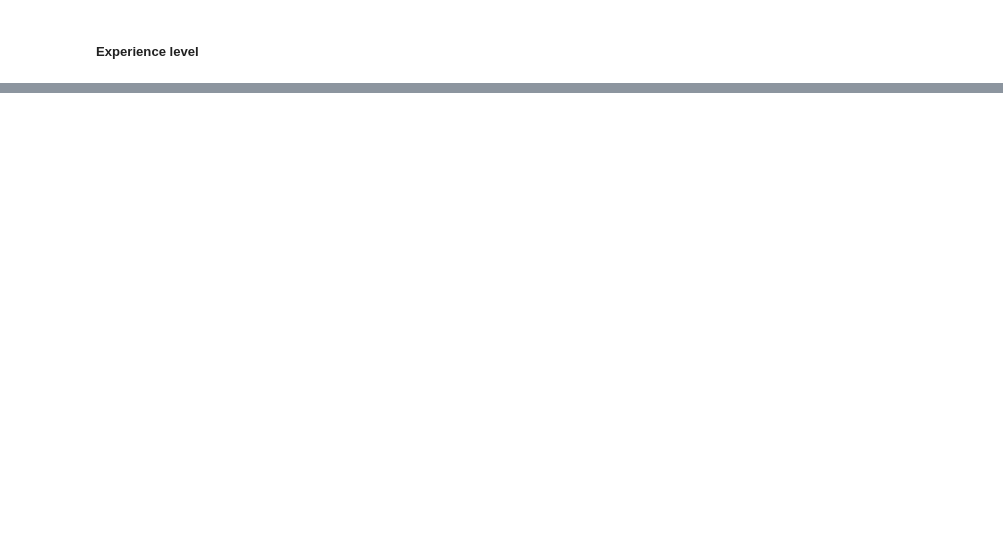
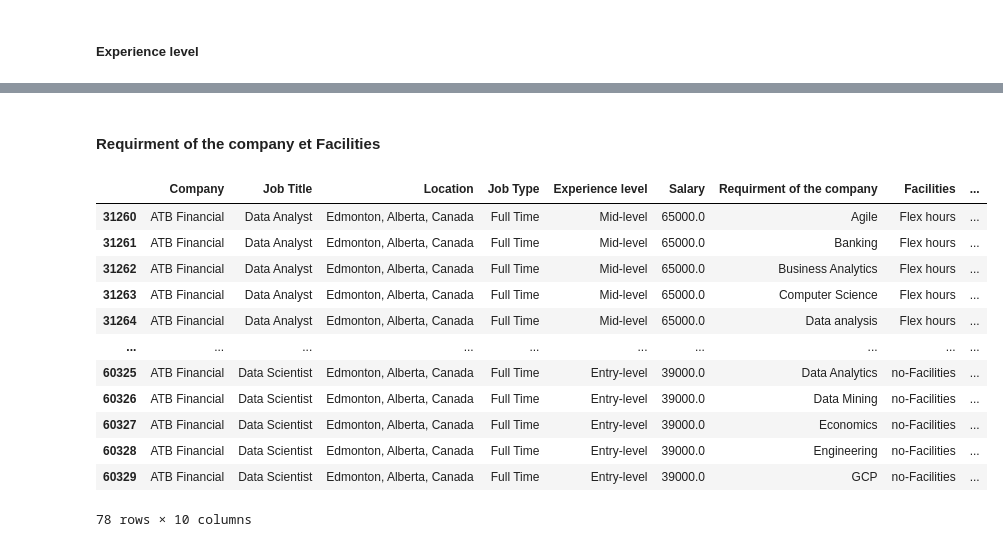
Before and after one commit to elouardyabderrahim/Analyse-des-opportunites-emploi, a Jupyter notebook: dataJob.ipynb, the cells around one changed output, grey strips where cells are left out. Drawn from its saved outputs; the diff is of its cells as text; code cells hidden in the pictures; blank space fills up the shorter version.

```diff
--- a/dataJob.ipynb
+++ b/dataJob.ipynb
@@ -317,0 +348,18 @@ dataFrame["Experience level"]=dataFrame["Experience level"].str.replace('not-req
+# %% [markdown]
+#### Requirment of the company et Facilities
+# %%
+dataFrame[dataFrame["Company"]=='ATB Financial']
+# %% [output]
+|  | Company | Job Title | Location | Job Type | Experience level | Salary | Requirment of the company | Facilities | ... |
+| 31260 | ATB Financial | Data Analyst | Edmonton, Alberta, Canada | Full Time | Mid-level | 65000.0 | Agile | Flex hours | ... |
+| 31261 | ATB Financial | Data Analyst | Edmonton, Alberta, Canada | Full Time | Mid-level | 65000.0 | Banking | Flex hours | ... |
+| 31262 | ATB Financial | Data Analyst | Edmonton, Alberta, Canada | Full Time | Mid-level | 65000.0 | Business Analytics | Flex hours | ... |
+| 31263 | ATB Financial | Data Analyst | Edmonton, Alberta, Canada | Full Time | Mid-level | 65000.0 | Computer Science | Flex hours | ... |
+| 31264 | ATB Financial | Data Analyst | Edmonton, Alberta, Canada | Full Time | Mid-level | 65000.0 | Data analysis | Flex hours | ... |
+| ... | ... | ... | ... | ... | ... | ... | ... | ... | ... |
+| 60325 | ATB Financial | Data Scientist | Edmonton, Alberta, Canada | Full Time | Entry-level | 39000.0 | Data Analytics | no-Facilities | ... |
+| 60326 | ATB Financial | Data Scientist | Edmonton, Alberta, Canada | Full Time | Entry-level | 39000.0 | Data Mining | no-Facilities | ... |
+| 60327 | ATB Financial | Data Scientist | Edmonton, Alberta, Canada | Full Time | Entry-level | 39000.0 | Economics | no-Facilities | ... |
+| 60328 | ATB Financial | Data Scientist | Edmonton, Alberta, Canada | Full Time | Entry-level | 39000.0 | Engineering | no-Facilities | ... |
+| 60329 | ATB Financial | Data Scientist | Edmonton, Alberta, Canada | Full Time | Entry-level | 39000.0 | GCP | no-Facilities | ... |
+78 rows × 10 columns
```
Also changed, not shown: parts of 32 cells of this notebook.
